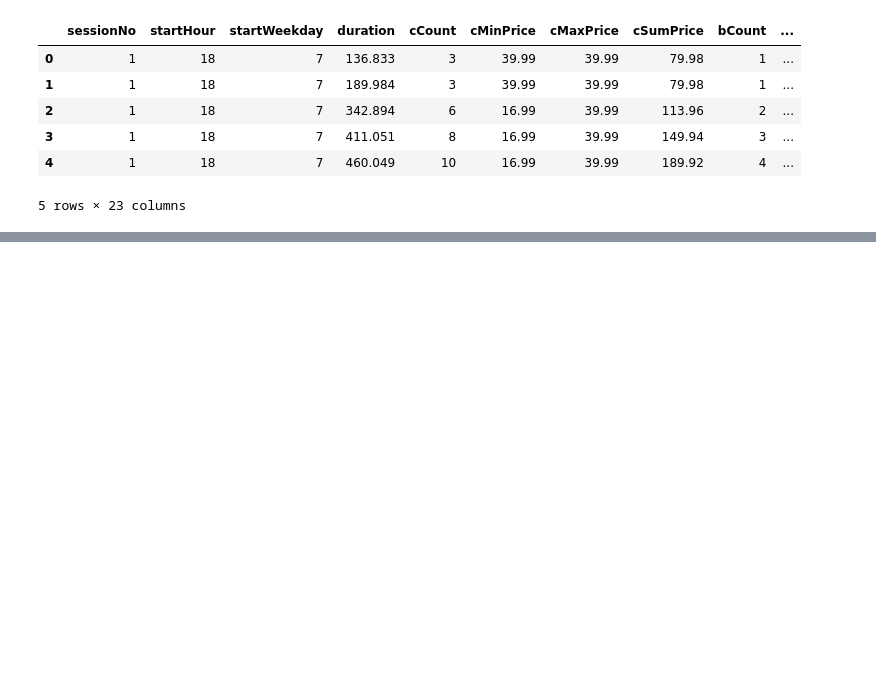
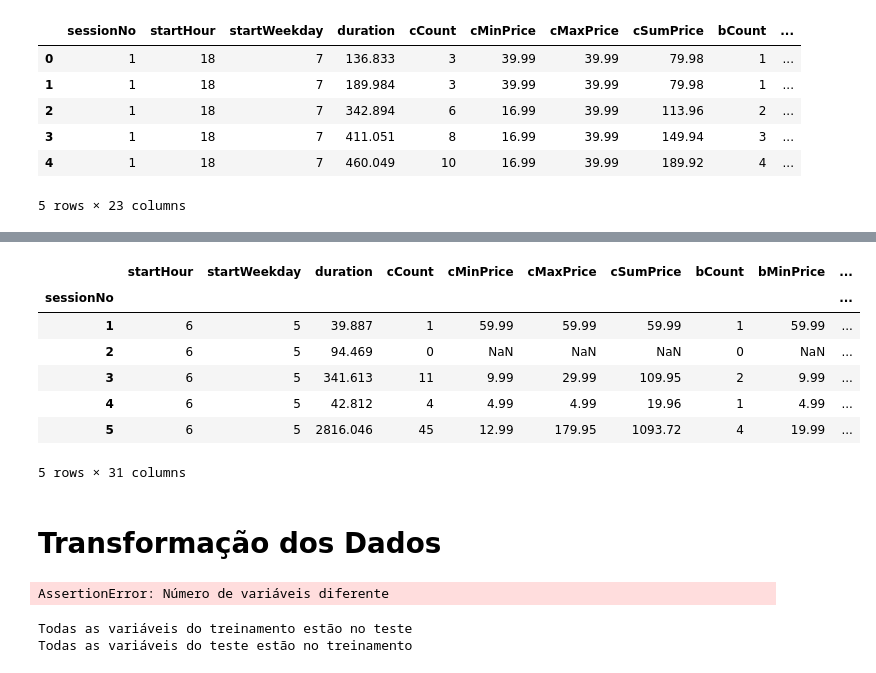
Before and after one commit to UendelC/variable-selection-project, a Jupyter notebook: projeto-2/pre-processing.ipynb, the cells around one changed output, grey strips where cells are left out. Drawn from its saved outputs; the diff is of its cells as text; code cells hidden in the pictures; blank space fills up the shorter version.

```diff
--- a/projeto-2/pre-processing.ipynb
+++ b/projeto-2/pre-processing.ipynb
@@ -226,0 +299,13 @@ transact_test_database.head()
+# %%
+transact_train_database_x.head()
+# %% [output]
+|  | startHour | startWeekday | duration | cCount | cMinPrice | cMaxPrice | cSumPrice | bCount | bMinPrice | ... |
+| sessionNo |  |  |  |  |  |  |  |  |  | ... |
+| 1 | 6 | 5 | 39.887 | 1 | 59.99 | 59.99 | 59.99 | 1 | 59.99 | ... |
+| 2 | 6 | 5 | 94.469 | 0 | NaN | NaN | NaN | 0 | NaN | ... |
+| 3 | 6 | 5 | 341.613 | 11 | 9.99 | 29.99 | 109.95 | 2 | 9.99 | ... |
+| 4 | 6 | 5 | 42.812 | 4 | 4.99 | 4.99 | 19.96 | 1 | 4.99 | ... |
+| 5 | 6 | 5 | 2816.046 | 45 | 12.99 | 179.95 | 1093.72 | 4 | 19.99 | ... |
+5 rows × 31 columns
+# %% [markdown]
+# Transformação dos Dados
@@ -226,0 +320,25 @@ transact_test_database.head()
+# %%
+assert(transact_train_database_x.shape[1] == transact_test_database_x.shape[1]), 'Número de variáveis diferente'
+# %% [output]
+AssertionError: Número de variáveis diferente
+# %%
+variables_transact_train_database_x = list(transact_train_database_x.columns)
+variables_transact_test_database_x = list(transact_test_database_x.columns)
+
+in_train_not_test = [i for i in variables_transact_train_database_x if i not in variables_transact_test_database_x]
+in_test_not_train = [i for i in variables_transact_test_database_x if i not in variables_transact_train_database_x]
+
+if len(in_train_not_test) > 0:
+    print('Variáveis que tão no treinamneto e não no teste')
+    print(in_train_not_test)
+else:
+    print('Todas as variáveis do treinamento estão no teste')
+
+if len(in_test_not_train) > 0:
+    print('Variáveis que tão no teste e não no treinamento')
+    print(in_test_not_train)
+else:
+    print('Todas as variáveis do teste estão no treinamento')
+# %% [output]
+Todas as variáveis do treinamento estão no teste
+Todas as variáveis do teste estão no treinamento
```
Also changed, not shown: parts of 19 cells of this notebook.
